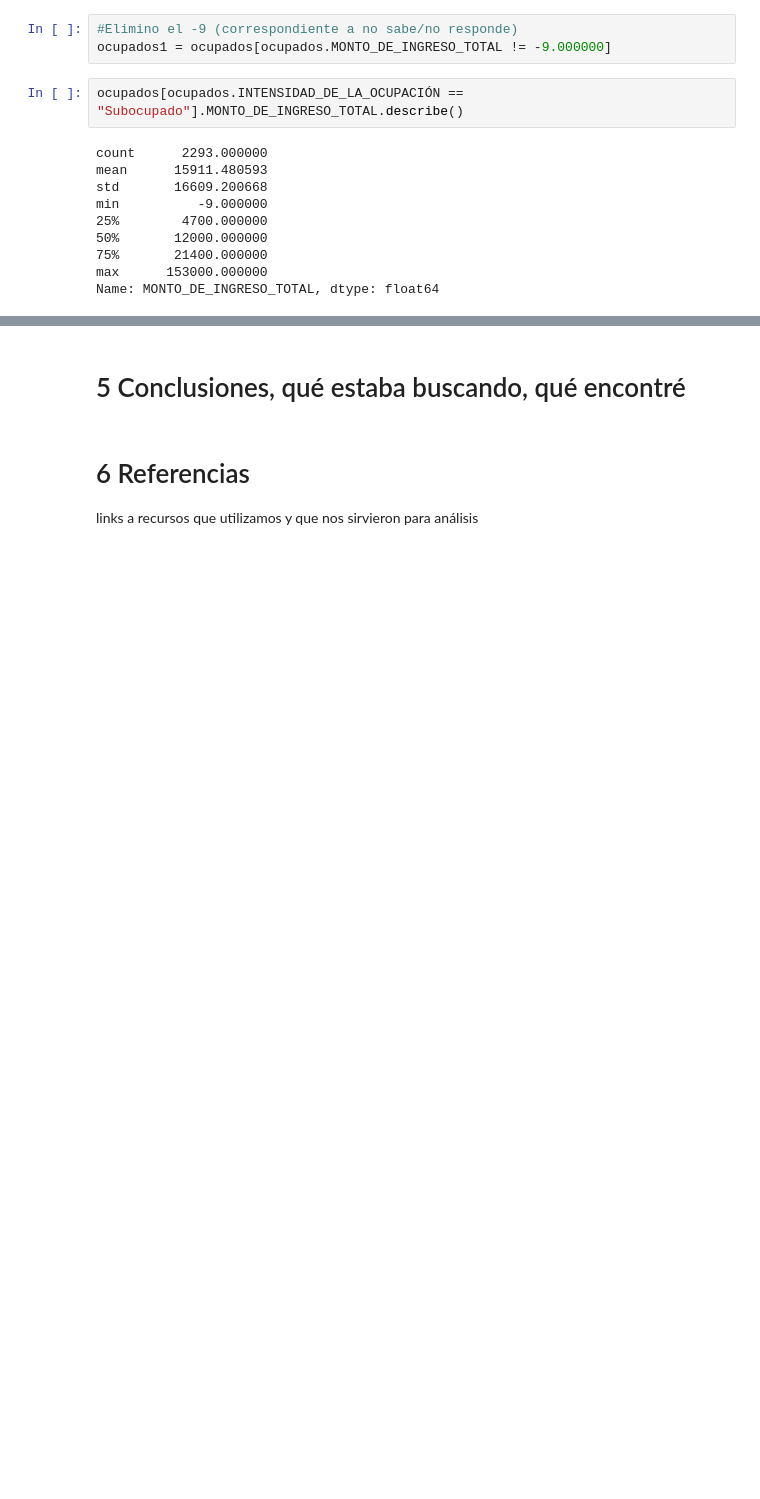
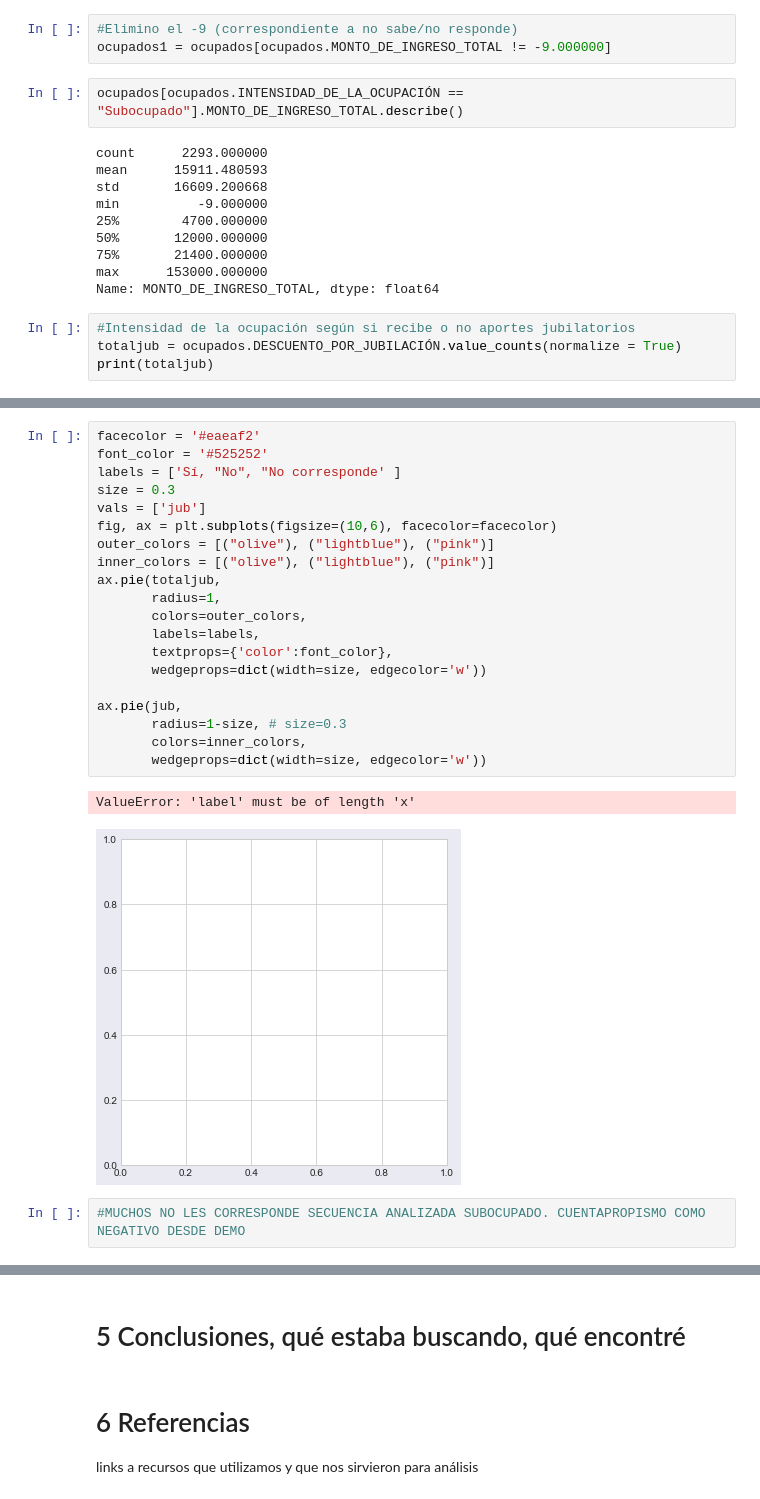
Before and after one commit to VioleCP/EPH-subocupacion, a Jupyter notebook: Subocupación Argentina.ipynb, the cells around one changed output, grey strips where cells are left out. Saved outputs shown, nothing was run; the diff lists cells and outputs as text; blank space fills up the shorter version.

```diff
--- a/Subocupación Argentina.ipynb
+++ b/Subocupación Argentina.ipynb
@@ -701,3 +694,7 @@ min          -9.000000
 75%       21400.000000
 max      153000.000000
 Name: MONTO_DE_INGRESO_TOTAL, dtype: float64
+# %%
+#Intensidad de la ocupación según si recibe o no aportes jubilatorios
+totaljub = ocupados.DESCUENTO_POR_JUBILACIÓN.value_counts(normalize = True)
+print(totaljub)
@@ -703,0 +753,25 @@ Name: MONTO_DE_INGRESO_TOTAL, dtype: float64
+# %%
+facecolor = '#eaeaf2'
+font_color = '#525252'
+labels = ['Sí, "No", "No corresponde' ]
+size = 0.3
+vals = ['jub']
+fig, ax = plt.subplots(figsize=(10,6), facecolor=facecolor)
+outer_colors = [("olive"), ("lightblue"), ("pink")]
+inner_colors = [("olive"), ("lightblue"), ("pink")]
+ax.pie(totaljub,
+       radius=1,
+       colors=outer_colors,
+       labels=labels,
+       textprops={'color':font_color},
+       wedgeprops=dict(width=size, edgecolor='w'))
+
+ax.pie(jub,
+       radius=1-size, # size=0.3
+       colors=inner_colors,
+       wedgeprops=dict(width=size, edgecolor='w'))
+# %% [output]
+ValueError: 'label' must be of length 'x'
+[figure, added]
+# %%
+#MUCHOS NO LES CORRESPONDE SECUENCIA ANALIZADA SUBOCUPADO. CUENTAPROPISMO COMO NEGATIVO DESDE DEMO
```
Also changed, not shown: parts of 12 cells of this notebook.
